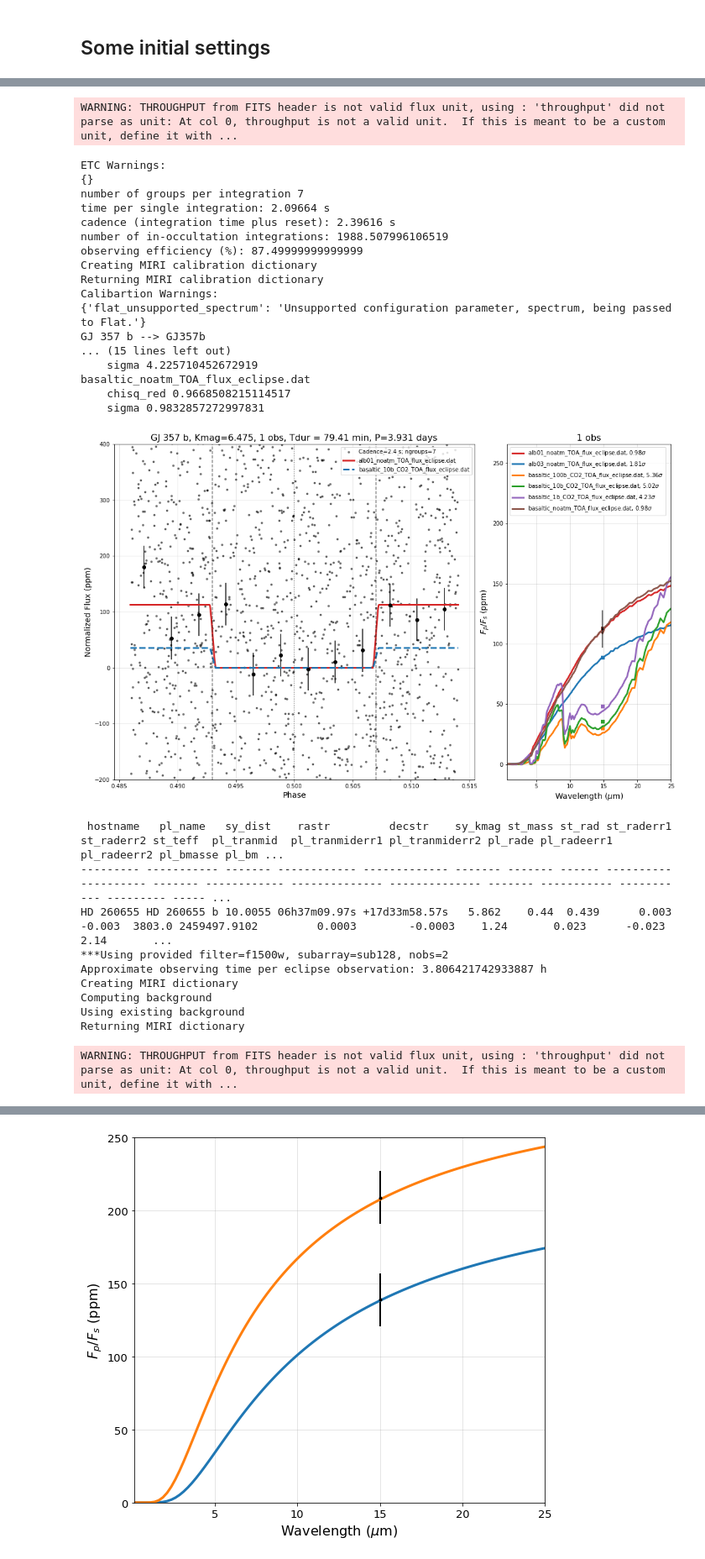
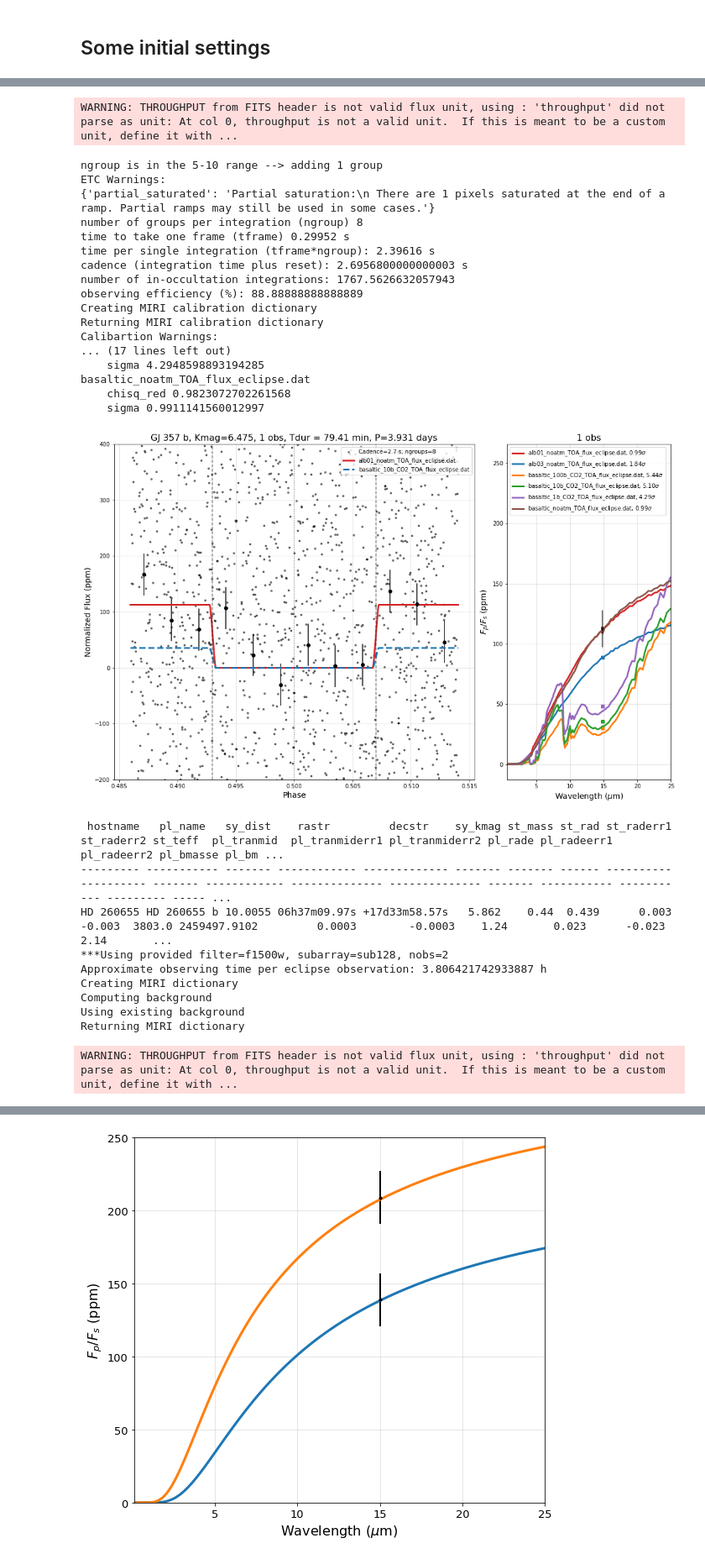
Before and after one commit to hdiamondlowe/jwst_rockyplanetoccultations, a Jupyter notebook: pandeia_etc_miri_imaging_ts.ipynb, the cells around one changed output, grey strips where cells are left out. Shown: that part at 84% size. Drawn from its saved outputs; the diff is of its cells as text; code cells hidden in the pictures.

```diff
--- a/pandeia_etc_miri_imaging_ts.ipynb
+++ b/pandeia_etc_miri_imaging_ts.ipynb
@@ -364,6 +364,11 @@ def process_target(targ, ndraws=1000, Fp_Fs_from_model=False, Albedos=[],
     report = perform_calculation(miri_imaging_ts)
     ngroup = int(report['scalar']['sat_ngroups']*frac_fullwell)  # use as many groups as possible without saturating, times the fraction of the full well depth
     if ngroup > 300: ngroup = 300        # ngroups > 300 not recommended due to cosmic rays
+    elif ngroup>=5 and ngroup<=10:
+        print('ngroup is in the 5-10 range --> adding 1 group')
+        ngroup+=1
+    elif ngroup <mingroups:
+        print('WARNING: THIS IS TOO FEW GROUPS!')
     miri_imaging_ts['configuration']['detector']['ngroup'] = ngroup
 
     report = perform_calculation(miri_imaging_ts)
@@ -378,8 +383,9 @@ def process_target(targ, ndraws=1000, Fp_Fs_from_model=False, Albedos=[],
     nint    = (tdur/(tint + treset)).decompose()      # number of in-transit integrations
     ref_wave = report['scalar']['reference_wavelength']                         * u.micron
 
-    print('number of groups per integration', ngroup)
-    print('time per single integration:', tint)
+    print('number of groups per integration (ngroup)', ngroup)
+    print('time to take one frame (tframe)', tframe)
+    print('time per single integration (tframe*ngroup):', tint)
     print('cadence (integration time plus reset):', cadence)
     print('number of in-occultation integrations:', nint.decompose())
     print('observing efficiency (%):', (tint/cadence).decompose()*100)
@@ -567,7 +573,7 @@ def process_target(targ, ndraws=1000, Fp_Fs_from_model=False, Albedos=[],
     if display_figure: plt.show()
     #plt.close()
 
-    return approx_obs_time*nobs
+    return ngroup
 # %%
 #plt.plot(report['1d']['fp'][0], report['1d']['fp'][1])
 # %%
@@ -576,8 +582,9 @@ def process_target(targ, ndraws=1000, Fp_Fs_from_model=False, Albedos=[],
 sample = ascii.read('sample_final.csv')
 print("number of planets", len(sample))
 # fix nobs:
-sample['nobs'] = [4, 1, 2, 1, 3, 2, 2, 3, 4]
+sample['nobs']     = [4,       1,       2,        1,        3,      2,      2,           3,      4]
 sample['subarray'] = ['full', 'sub256', 'sub128', 'sub256', 'full', 'full', 'brightsky', 'full', 'brightsky']
+sample['ngroup']   = [0 for i in sample]
 sample
 # %% [output]
 number of planets 9
@@ -660,0 +632,6 @@ $17.481861 \; \mathrm{h}$
+# %%
+targ = sample[2]
+starname = targ['hostname'].replace(' ', '')
+input_spec_path = f'{stellar_spec_directory}{starname}_SPHINX_spec.dat'
+targ['ngroup'] = process_target(targ, Fp_Fs_from_model=True, Albedos=[], display_figure=True,
+               stellar_spec='input', input_spec_path=input_spec_path)
@@ -663,7 +669,7 @@ $17.481861 \; \mathrm{h}$
 for targ in sample:
     starname = targ['hostname'].replace(' ', '')
     input_spec_path = f'{stellar_spec_directory}{starname}_SPHINX_spec.dat'
-    process_target(targ, Fp_Fs_from_model=True, Albedos=[], display_figure=True,
+    targ['ngroup'] = process_target(targ, Fp_Fs_from_model=True, Albedos=[], display_figure=True,
                    stellar_spec='input', input_spec_path=input_spec_path)
 # %% [output]
 hostname  pl_name  sy_dist    rastr         decstr    sy_kmag  st_mass st_rad st_raderr1 st_raderr2 st_teff   pl_tranmid  pl_tranmiderr1 pl_tranmiderr2 pl_rade pl_radeerr1 pl_radeerr2 pl_bmasse pl_bma ...
@@ -697,31 +703,31 @@ basaltic_noatm_new_TOA_flux_eclipse.dat
 hostname pl_name  sy_dist    rastr         decstr    sy_kmag st_mass st_rad st_raderr1 st_raderr2 st_teff     pl_tranmid    pl_tranmiderr1 pl_tranmiderr2 pl_rade pl_radeerr1 pl_radeerr2 pl_bmasse pl_b ...
 -------- -------- ------- ------------ ------------- ------- ------- ------ ---------- ---------- ------- ----------------- -------------- -------------- ------- ----------- ----------- --------- ---- ...
   GJ 357 GJ 357 b 9.44181 09h36m01.79s -21d39m54.23s   6.475    0.34   0.34       0.02      -0.02  3505.0 2458517.998679131      0.0003765     -0.0003765   1.217       0.084      -0.083      1.84      ...
 ***Using provided filter=f1500w, subarray=sub256, nobs=1
 Approximate observing time per eclipse observation: 4.147101844416998 h
 Creating MIRI dictionary
 Computing background
 Using existing background
 Returning MIRI dictionary
 WARNING: THROUGHPUT from FITS header is not valid flux unit, using : 'throughput' did not parse as unit: At col 0, throughput is not a valid unit.  If this is meant to be a custom unit, define it with ...
+ngroup is in the 5-10 range --> adding 1 group
 ETC Warnings:
-{}
-number of groups per integration 7
-time per single integration: 2.09664 s
-cadence (integration time plus reset): 2.39616 s
-number of in-occultation integrations: 1988.507996106519
-observing efficiency (%): 87.49999999999999
+{'partial_saturated': 'Partial saturation:\n There are 1 pixels saturated at the end of a ramp. Partial ramps may still be used in some cases.'}
+number of groups per integration (ngroup) 8
+time to take one frame (tframe) 0.29952 s
+time per single integration (tframe*ngroup): 2.39616 s
+cadence (integration time plus reset): 2.6956800000000003 s
+number of in-occultation integrations: 1767.5626632057943
+observing efficiency (%): 88.88888888888889
 Creating MIRI calibration dictionary
 Returning MIRI calibration dictionary
 Calibartion Warnings:
-{'flat_unsupported_spectrum': 'Unsupported configuration parameter, spectrum, being passed to Flat.'}
-GJ 357 b --> GJ357b
-... (15 lines left out)
-    sigma 4.225710452672919
+... (17 lines left out)
+    sigma 4.2948598893194285
 basaltic_noatm_TOA_flux_eclipse.dat
-    chisq_red 0.9668508215114517
-    sigma 0.9832857272997831
+    chisq_red 0.9823072702261568
+    sigma 0.9911141560012997
-[figure, old version]
+[figure, new version]
  hostname   pl_name   sy_dist    rastr         decstr    sy_kmag st_mass st_rad st_raderr1 st_raderr2 st_teff  pl_tranmid  pl_tranmiderr1 pl_tranmiderr2 pl_rade pl_radeerr1 pl_radeerr2 pl_bmasse pl_bm ...
 --------- ----------- ------- ------------ ------------- ------- ------- ------ ---------- ---------- ------- ------------ -------------- -------------- ------- ----------- ----------- --------- ----- ...
 HD 260655 HD 260655 b 10.0055 06h37m09.97s +17d33m58.57s   5.862    0.44  0.439      0.003     -0.003  3803.0 2459497.9102         0.0003        -0.0003    1.24       0.023      -0.023      2.14       ...
```
Also changed, not shown: parts of 5 cells of this notebook, 2 other files.
